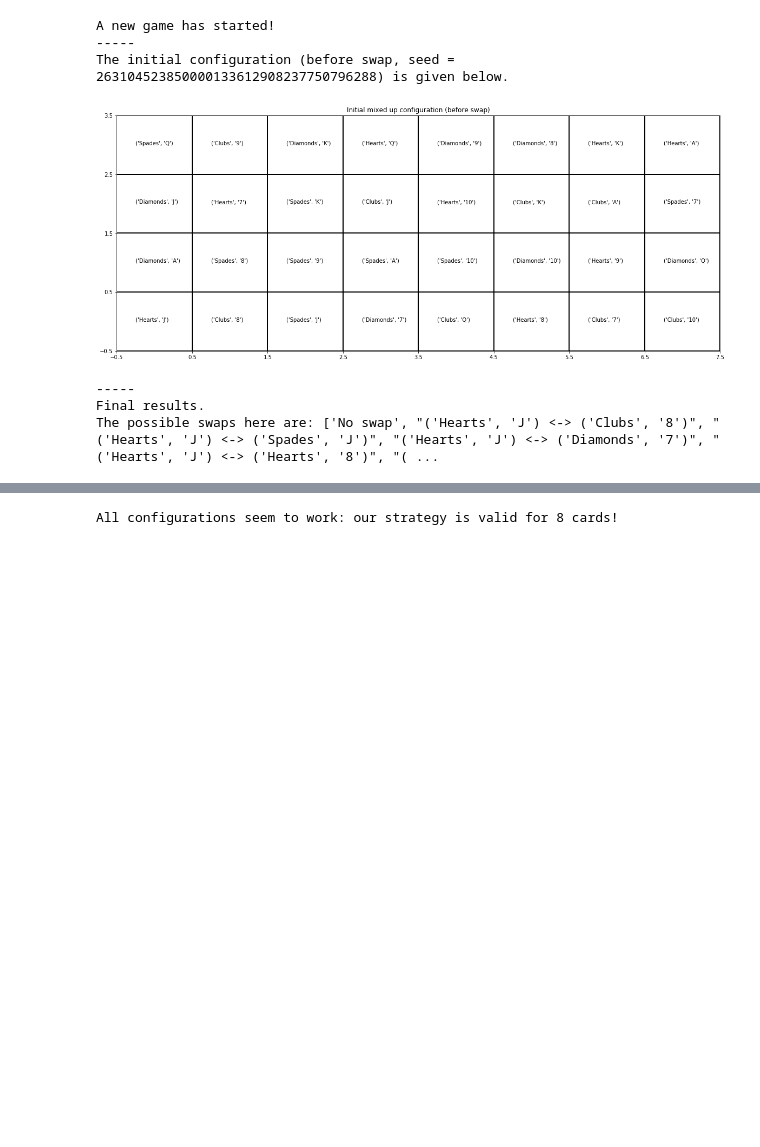
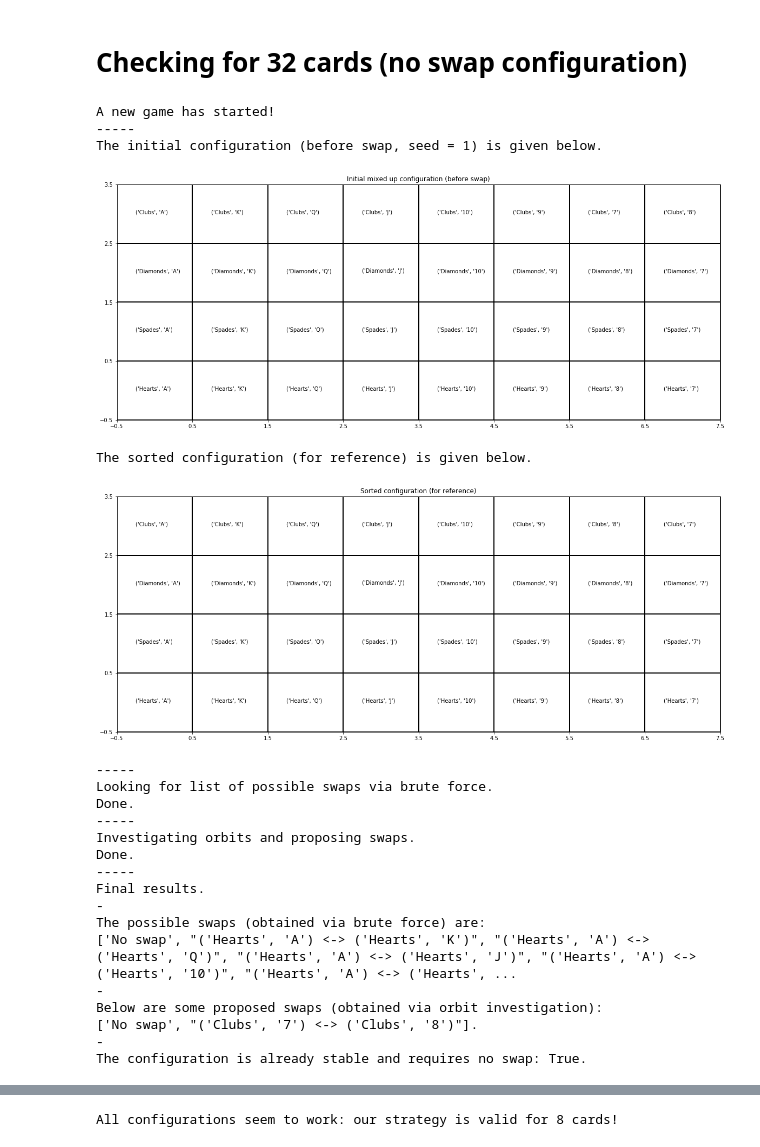
Before and after one commit to matthieudemari/MEJ2019-Two_Prisoners_Card_Game, a Jupyter notebook: Cards vs 2 prisonners.ipynb, the cells around one changed output, grey strips where cells are left out. Drawn from its saved outputs; the diff is of its cells as text; code cells hidden in the pictures; blank space fills up the shorter version.

Commit message:
20-12-19: Added swaps for already stable cases. Still missing the fusion swaps.

```diff
--- a/Cards vs 2 prisonners.ipynb
+++ b/Cards vs 2 prisonners.ipynb
@@ -18,10 +72,31 @@ The possible swaps here are: ["('Hearts', 'K') <-> ('Hearts', 'Q')", "('Spades',
+# %% [markdown]
+# Checking for 32 cards (no swap configuration)
 # %%
-my_game = CardGame(number_of_cards = 32, fixed_seed = None, print_val = True)
+my_game = CardGame(number_of_cards = 32, \
+                   fixed_seed = 1, \
+                   try_brute_force = True, \
+                   investigate_orbits = True, \
+                   print_val = True)
 # %% [output]
 A new game has started!
 -----
-The initial configuration (before swap, seed = 263104523850000133612908237750796288) is given below.
+The initial configuration (before swap, seed = 1) is given below.
-[figure, old version]
+[figure, new version]
------
-Final results.
-The possible swaps here are: ['No swap', "('Hearts', 'J') <-> ('Clubs', '8')", "('Hearts', 'J') <-> ('Spades', 'J')", "('Hearts', 'J') <-> ('Diamonds', '7')", "('Hearts', 'J') <-> ('Hearts', '8')", "( ...
+The sorted configuration (for reference) is given below.
+[figure, added]
+-----
+Looking for list of possible swaps via brute force.
+Done.
+-----
+Investigating orbits and proposing swaps.
+Done.
+-----
+Final results.
+-
+The possible swaps (obtained via brute force) are:
+['No swap', "('Hearts', 'A') <-> ('Hearts', 'K')", "('Hearts', 'A') <-> ('Hearts', 'Q')", "('Hearts', 'A') <-> ('Hearts', 'J')", "('Hearts', 'A') <-> ('Hearts', '10')", "('Hearts', 'A') <-> ('Hearts', ...
+-
+Below are some proposed swaps (obtained via orbit investigation):
+['No swap', "('Clubs', '7') <-> ('Clubs', '8')"].
+-
+The configuration is already stable and requires no swap: True.
```
Also changed, not shown: parts of 7 cells of this notebook, 1 other file.
